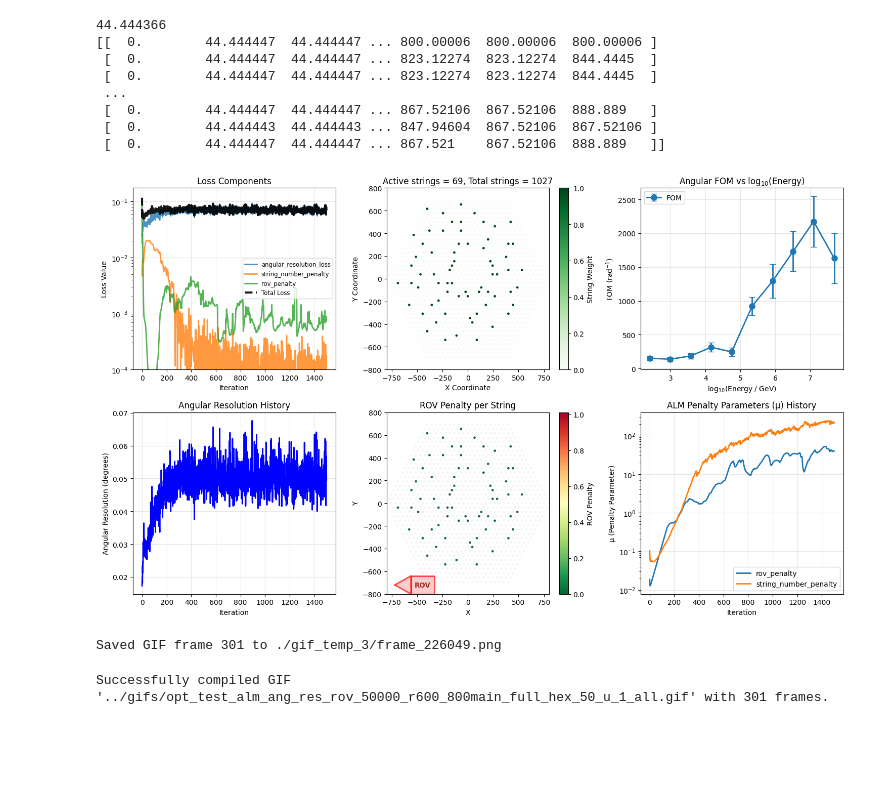
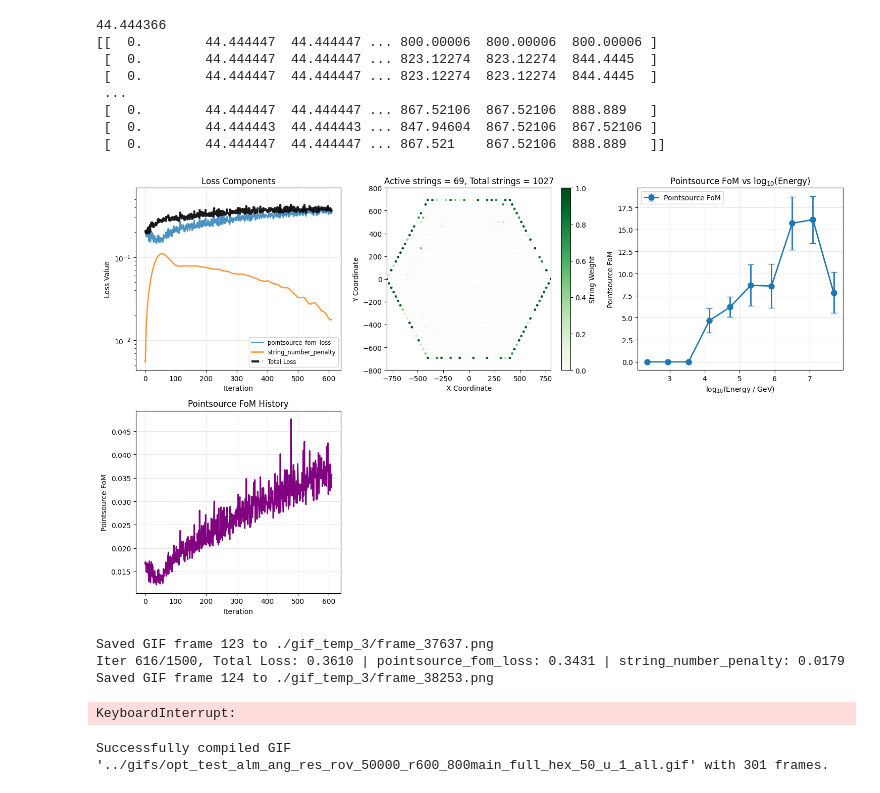
Before and after one commit to kristiantcho/nugget, a Jupyter notebook: nugget/examples/modular_surrogate_notebook.ipynb, the cells around one changed output. Saved outputs shown, nothing was run; the diff lists cells and outputs as text; code cells hidden in the pictures; blank space fills up the shorter version.

```diff
--- a/nugget/examples/modular_surrogate_notebook.ipynb
+++ b/nugget/examples/modular_surrogate_notebook.ipynb
@@ -325,11 +339,7 @@ loss_params.update({
     'rov_soft_inside':False,
     'rov_inside_sharpness': 5,
     'rov_angle_softmin_tau': -1,
-    'perfect_efficiency': True,
-    'bounding_cylinder_temperature': 0.1,
-    'per_effective_area_loss': True,
-    'use_irregular_cylinder':True,
-    'use_batched_effective_area': True,
+
     # 'other_geoms':[pickle.load(open('./800main_full_hex_r600_50_pl_1_ang_res_rov/geom_17.pkl', 'rb'))],
     'diversity_use_hungarian': True,
     'diversity_use_sinkhorn':False,
@@ -337,6 +347,22 @@ loss_params.update({
     'sinkhorn_niter':10,
     'sinkhorn_epsilon':0.01,
     'diversity_use_mmd':False,
+
+
+    'use_batched_trigger': True,
+    'use_batched_binned_trigger': True,
+    'use_batched_effective_area': True,
+    'use_irregular_cylinder': False,
+    'bounding_cylinder_temperature': 0.1,
+    # 'num_events_per_bin': 100,
+    # 'num_energy_bins': 30,
+    # 'num_zenith_bins': 30,
+    'per_event_effective_area_loss': True,
+    # 'perfect_efficiency': False,
+    # 'cos_zenith_range': (-1, 0),
+    # 'binned_trigger_batch_size': 500,
+    # 'batched_surrogate_func': batched_track_surrogate,
+    # 'detach_trigger': False,
     'constraints_list': [
                 # 'energy_resolution_loss',
                 # 'angular_resolution_loss',
@@ -354,8 +380,8 @@ loss_params.update({
 # === ACTIVE LOSS FUNCTIONS ===
 # Select which loss functions to use in optimization
 loss_func_dict = {
-    # 'pointsource_fom_loss': pointsource_fom_loss,
-    'angular_resolution_loss': weighted_angular_resolution_loss,
+    'pointsource_fom_loss': pointsource_fom_loss,
+    # 'angular_resolution_loss': weighted_angular_resolution_loss,
     # 'energy_resolution_loss': weighted_energy_resolution_loss,
     # 'fisher_loss': fisher_info_loss_func,
     # 'signal_yield_loss': signal_yield_loss_func,  # Maximize light collection
@@ -364,7 +390,7 @@ loss_func_dict = {
     # 'string_repulsion_penalty': string_repulsion_penalty,
     # 'string_weights_penalty': string_weights_penalty,  # Encourage using less strings
     'string_number_penalty': string_number_penalty,    # Limit number of strings
-    'rov_penalty': rov_penalty,
+    # 'rov_penalty': rov_penalty,
     # 'diversity_penalty': diversity_penalty,
     # 'string_boundary_penalty': string_boundary_penalty,  # Keep strings in bounds
     # 'weight_binarization_penalty': weighted_binarization_penalty
@@ -434,17 +460,17 @@ plot_types = [
     # 'signal_light_yield_contour', # Light yield spatial distribution
     # 'fisher_info_contour',     # Fisher information distribution
     # 'angular_resolution_vs_zenith',      # Angular resolution maps
-    # 'pointsource_fom_vs_energy',
+    'pointsource_fom_vs_energy',
     # 'energy_resolution_vs_energy',       # Energy resolution maps,
-    'angular_resolution_vs_energy',
-    # 'pointsource_fom',
-    'angular_resolution',
+    # 'angular_resolution_vs_energy',
+    'pointsource_fom',
+    # 'angular_resolution',
     # 'energy_resolution',
     # 'string_xy',
-    'string_xy_rov_penalty',
+    # 'string_xy_rov_penalty',
     # 'string_xy_local_string_repulsion_penalty',
     # 'signal_contour',
-    'alm_mu',
+    # 'alm_mu',
     # 'alm_lambda'
 
 ]
@@ -485,32 +511,35 @@ vis_uw_loss_dict=optimizer.vis_uw_loss_dict
 # %%
 # torch.autograd.set_detect_anomaly(False)
 # Run the main geometry optimization loop
 optimizer.visualizer.cleanup_gif_temp_files()  # Clean up any old visualization files
 
 geom_dict = optimizer.optimize(
     loss_func_dict=loss_func_dict,          # Dictionary of loss functions to use
     loss_weights_dict=loss_weights_dict,    # Weights for combining multiple losses
     loss_params_dict=loss_params,           # Parameters for loss function computation
     n_iter=1500,                           # Maximum number of optimization iterations
     vis_kwargs=vis_kwargs,                 # Visualization parameters
     print_freq=5,                          # Print progress every N iterations
     vis_freq=10,                           # Create plots every N iterations
     gif_freq=5,                           # Save animation frames every N iterations
     sigmoid_loss_list=loss_sigmoid_list,         # Which losses to apply sigmoid to (for better optimization dynamics)
-    save_geom_folder='./800main_full_hex_r600_50_u_1_ang_res_rov',  # Directory to save geometry checkpoints
+    save_geom_folder='./800main_full_hex_r600_50_u_1_fom_no_rov',  # Directory to save geometry checkpoints
     save_geom_freq=100,                      # Save geometry every N iterations
     continue_saving=False,
     # save_best_geom_file = './best_geom_1_event.pkl',  # File to save best geometry found
     # save_last_geom = False,
     # cf_loss_weights_dict=cf_loss_weights_dict,  # custom weights for conflict-free optimization
     # loss_dict=loss_dict,         # resupply loss histories if continuing optimization (only for visualization)
     # uw_loss_dict=uw_loss_dict,
     # vis_loss_dict=vis_loss_dict,
     # vis_uw_loss_dict=vis_uw_loss_dict
 )
 # %% [output]
-[figure, old version]
+[figure, new version]
-Saved GIF frame 301 to ./gif_temp_3/frame_226049.png
+Saved GIF frame 123 to ./gif_temp_3/frame_37637.png
+Iter 616/1500, Total Loss: 0.3610 | pointsource_fom_loss: 0.3431 | string_number_penalty: 0.0179
+Saved GIF frame 124 to ./gif_temp_3/frame_38253.png
+KeyboardInterrupt:
 # %%
 # Create an animated GIF showing the optimization process
 optimizer.visualizer.finalize_gif(
```
Also changed, not shown: parts of 2 cells of this notebook, 4 other files.
